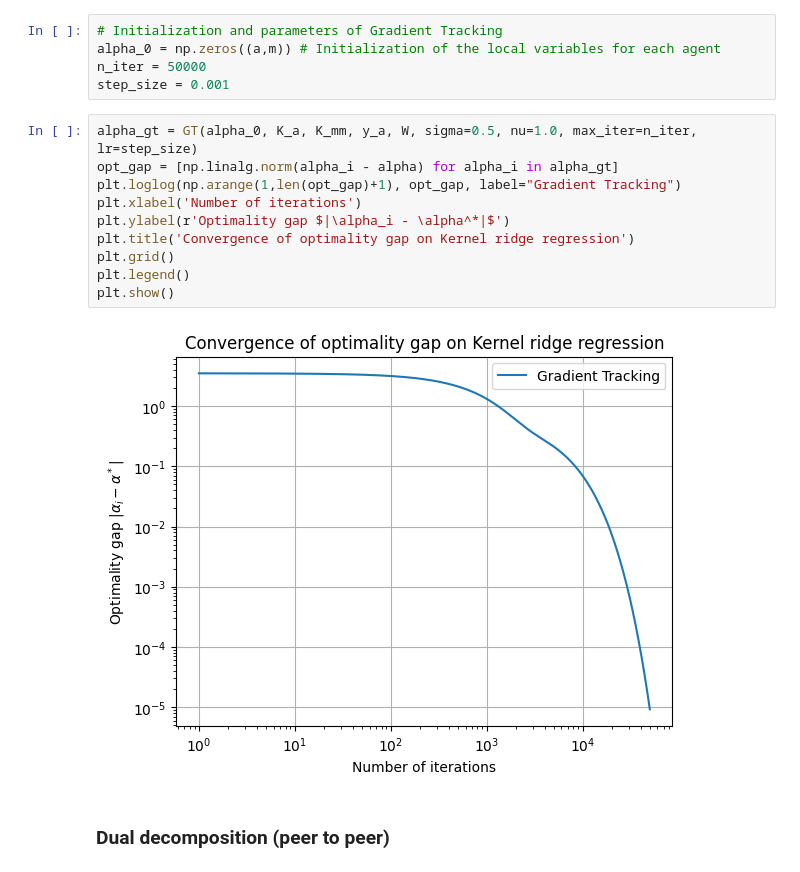
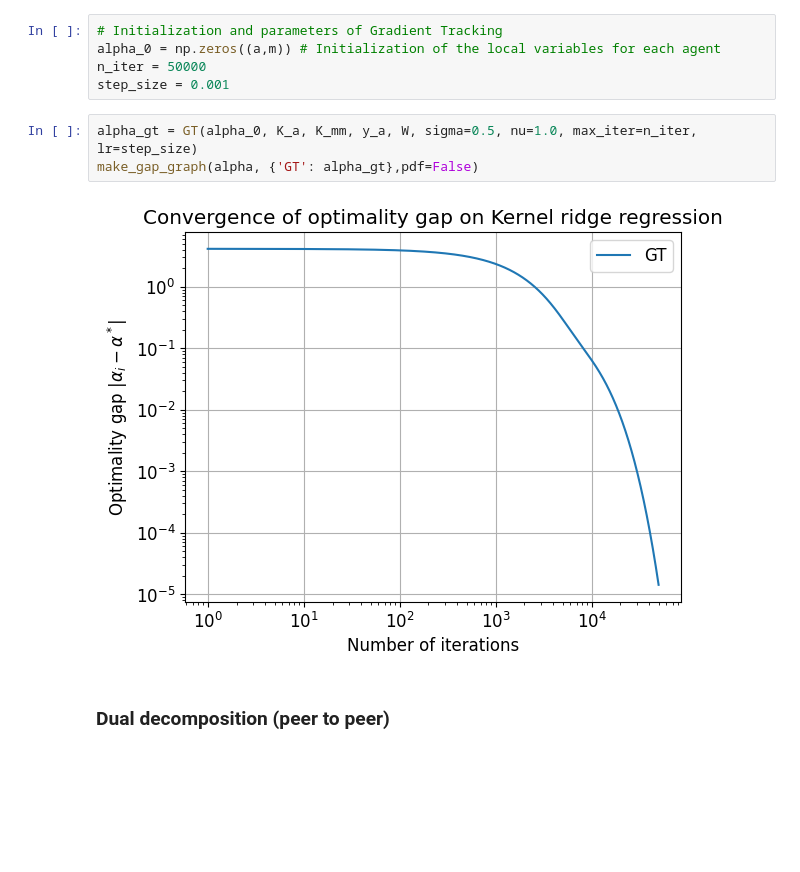
Before and after one commit to Loris-Manganelli/projet-cooperative-optimisation, a Jupyter notebook: Notebook.ipynb, the cells around one changed output. Drawn from its saved outputs; the diff is of its cells as text; blank space fills up the shorter version.

```diff
--- a/Notebook.ipynb
+++ b/Notebook.ipynb
@@ -62,16 +62,9 @@ n_iter = 50000
 step_size = 0.001
 # %%
 alpha_gt = GT(alpha_0, K_a, K_mm, y_a, W, sigma=0.5, nu=1.0, max_iter=n_iter, lr=step_size)
-opt_gap = [np.linalg.norm(alpha_i - alpha) for alpha_i in alpha_gt]
-plt.loglog(np.arange(1,len(opt_gap)+1), opt_gap, label="Gradient Tracking")
-plt.xlabel('Number of iterations')
-plt.ylabel(r'Optimality gap $|\alpha_i - \alpha^*|$')
-plt.title('Convergence of optimality gap on Kernel ridge regression')
-plt.grid()
-plt.legend()
-plt.show()
+make_gap_graph(alpha, {'GT': alpha_gt},pdf=False)
 # %% [output]
-[figure, old version]
+[figure, new version]
 # %% [markdown]
 ### Dual decomposition (peer to peer)
 # %%
```
Also changed, not shown: parts of 8 cells of this notebook, 1 other file.
